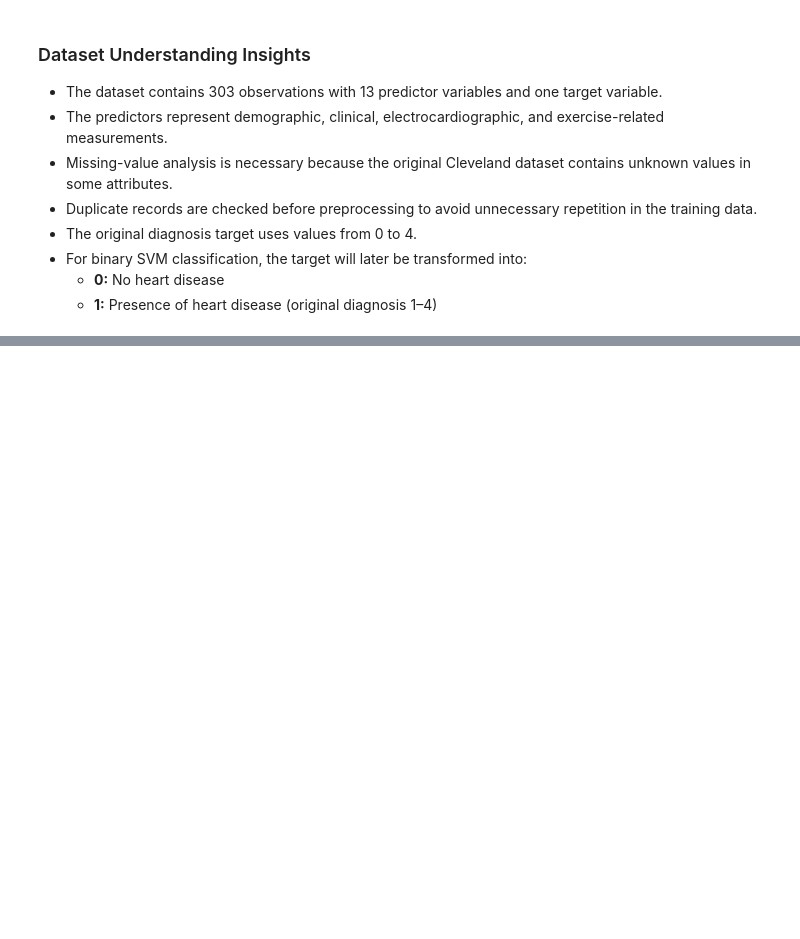
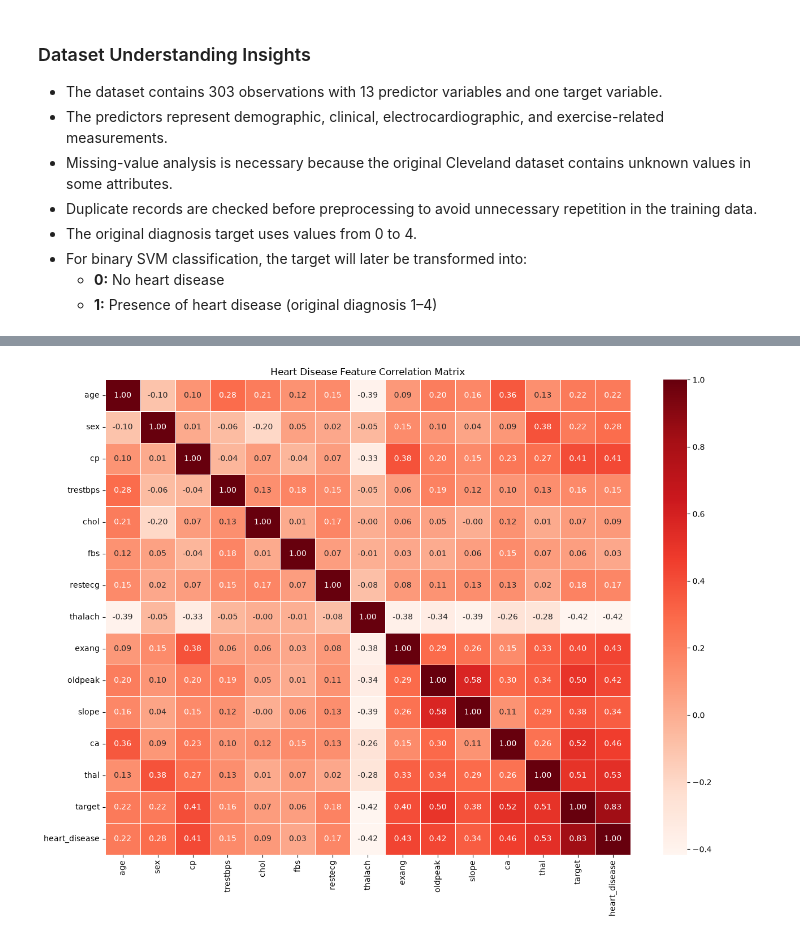
Before and after one commit to Pralishatripathy000/ml-support-vector-machine, a Jupyter notebook: notebook.ipynb, the cells around one changed output, grey strips where cells are left out. Cells and saved outputs as stored; diff of their text form; code cells hidden in the pictures; blank space fills up the shorter version.

```diff
--- a/notebook.ipynb
+++ b/notebook.ipynb
@@ -250,0 +320,10 @@ target_distribution.to_frame(
+# %%
+# Calculate correlations between numerical features
+
+correlation_matrix = df_eda.corr(numeric_only=True)
+
+correlation_matrix.to_csv(
+    "outputs/tables/correlation_matrix.csv"
+)
+
+correlation_matrix.round(2)
@@ -250,0 +347,20 @@ target_distribution.to_frame(
+# %%
+# Visualize relationships among numerical variables using a correlation heatmap
+
+plt.figure(figsize=(13, 10))
+
+sns.heatmap(
+    correlation_matrix,
+    cmap="Reds",
+    annot=True,
+    fmt=".2f",
+    linewidths=0.4
+)
+
+plt.title("Heart Disease Feature Correlation Matrix")
+
+plt.tight_layout()
+plt.savefig("outputs/figures/correlation_heatmap.png", dpi=300)
+plt.show()
+# %% [output]
+[figure, added]
```
Also changed, not shown: parts of 7 cells of this notebook, 5 other files.
